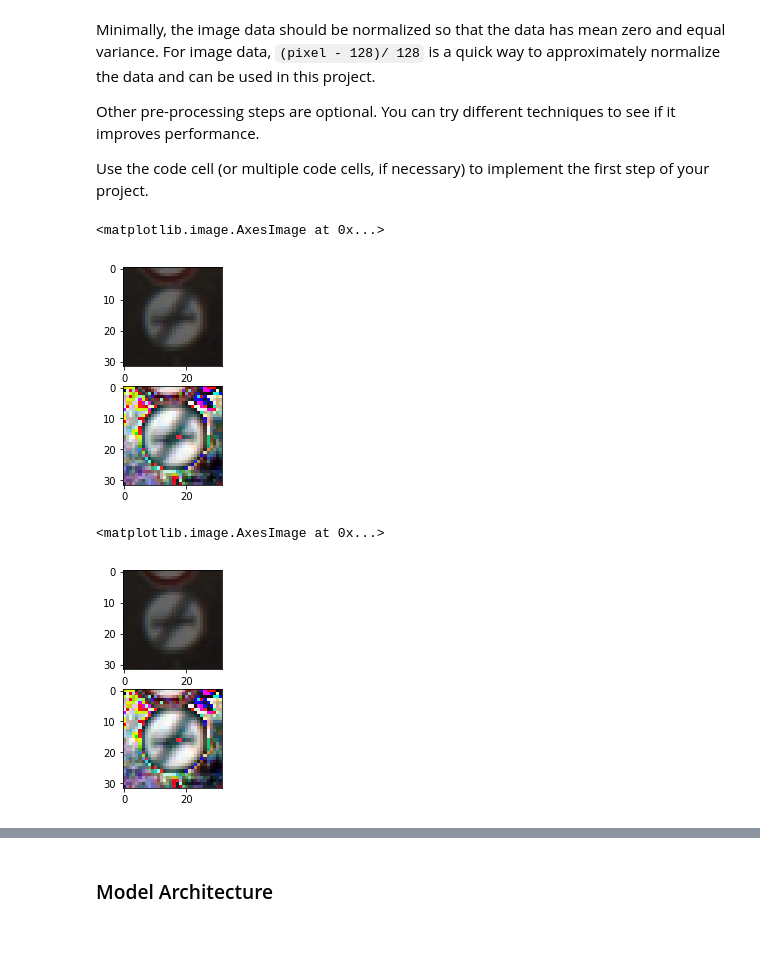
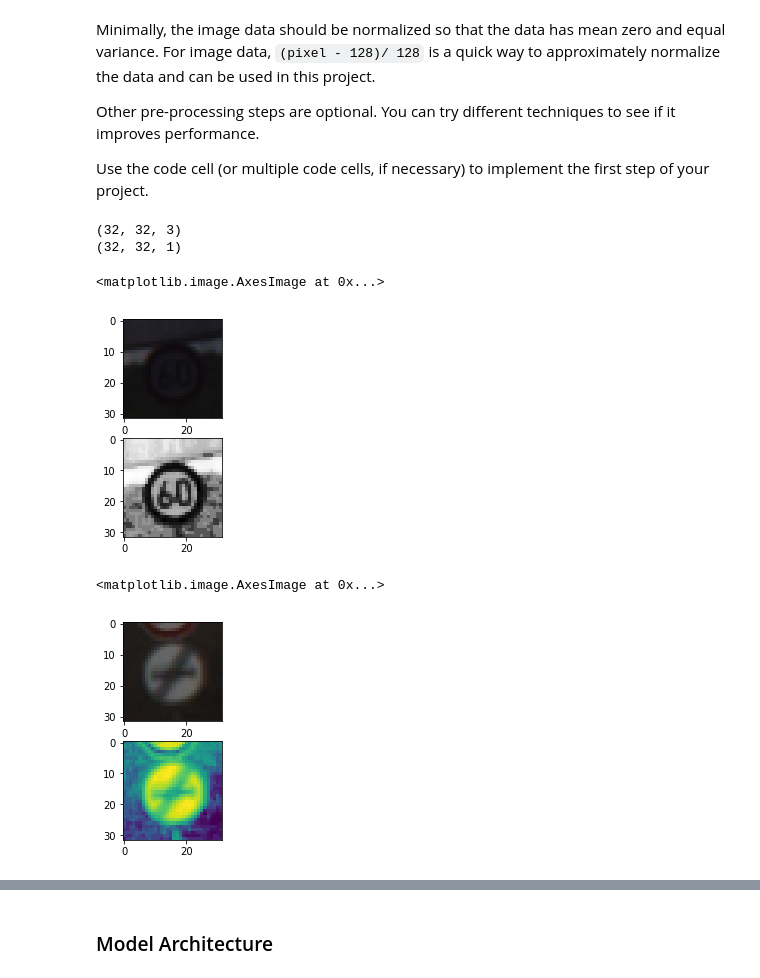
Before and after one commit to ahmadesh/Udacity-CarND-Term1-Traffic-Sign-Classifier, a Jupyter notebook: Traffic_Sign_Classifier.ipynb, the cells around one changed output, grey strips where cells are left out. Drawn from its saved outputs; the diff is of its cells as text; code cells hidden in the pictures; blank space fills up the shorter version.

```diff
--- a/Traffic_Sign_Classifier.ipynb
+++ b/Traffic_Sign_Classifier.ipynb
@@ -84,10 +84,10 @@ import random
 # Visualizations will be shown in the notebook.
 %matplotlib inline
 
-class_count = []
+train_class_count = []
 class_ind = []
 for i in range(n_classes):
-    class_count.append(len(y_train[y_train==i]))
+    train_class_count.append(len(y_train[y_train==i]))
     class_ind.append(i)
 
 fig, axs = plt.subplots(2,5, figsize=(15, 6))
@@ -99,10 +99,4 @@ for i in range(10):
     axs[i].imshow(image)
     axs[i].set_title('label: '+ str(y_train[index]))
     axs[i].axis('off')
-
-fig, ax =plt.subplots(figsize=(15, 6))
-plt.bar(class_ind, class_count)
-ax.set_title('Classes count')
-plt.xlabel('Classes')
-plt.ylabel('Counts')
 # %% [output]
@@ -138,45 +141,39 @@ Other pre-processing steps are optional. You can try different techniques to see
 Use the code cell (or multiple code cells, if necessary) to implement the first step of your project.
 # %%
 import cv2
-
-def hist_equalizer(img):
-    #Histogram Equalization
-    img2=img.copy()
-    img2[:, :, 0] = cv2.equalizeHist(img[:, :, 0])
-    img2[:, :, 1] = cv2.equalizeHist(img[:, :, 1])
-    img2[:, :, 2] = cv2.equalizeHist(img[:, :, 2])
-    return img2
 
 def sharpen_img(img):
     blurred = cv2.GaussianBlur(img, (3,3), 25)
     return cv2.addWeighted(img, 1.5, blurred, -0.5, 0)
 
 def normalize(img):
     return (img - 128.0) / 128.0
 
 def improcess(img):
-    #img2=sharpen_img(img)
     image = img.copy()
+    image = cv2.cvtColor(image, cv2.COLOR_BGR2YUV)
     image[:,:,0] = cv2.equalizeHist(image[:,:,0])
-    image[:,:,1] = cv2.equalizeHist(image[:,:,1])
-    image[:,:,2] = cv2.equalizeHist(image[:,:,2])
-    image = (image - 128.0) / 128.0
-    return image
+    out = np.zeros((32,32,1))
+    out[:,:,0] = (image[:,:,0] - 128.0) / 128.0
+    return out
 
-im = X_train[10,:,:,:]
-
+im = X_train[random.randint(0, len(X_train)),:,:,:]
+print(im.shape)
 plt.subplot(2,1,1)
 plt.imshow(im)
 impro = improcess(im)
+print(impro.shape)
 plt.subplot(2,1,2)
-plt.imshow(impro)
+plt.imshow(impro[:,:,0], cmap='gray')
 # %% [output]
-<matplotlib.image.AxesImage at 0x...>
+(32, 32, 3)
+(32, 32, 1)
+<matplotlib.image.AxesImage at 0x...>
-[figure, old version]
+[figure, new version]
 # %%
-X_train_n = np.zeros(X_train.shape)
-X_valid_n = np.zeros(X_valid.shape)
-X_test_n = np.zeros(X_test.shape)
+X_train_n = np.zeros((n_train,32,32,1))
+X_valid_n = np.zeros((n_validation,32,32,1))
+X_test_n = np.zeros((n_test,32,32,1))
 
 for i in range(n_train):
     X_train_n[i, :, :, :] = improcess(X_train[i,:,:,:])
@@ -191,9 +188,9 @@ im = X_train[10,:,:,:]
 imp = X_train_n[10,:,:,:]
 
 plt.subplot(2,1,1)
-plt.imshow(im)
+plt.imshow(im[:,:,:])
 plt.subplot(2,1,2)
-plt.imshow(imp)
+plt.imshow(imp[:,:,0])
 # %% [output]
 <matplotlib.image.AxesImage at 0x...>
-[figure, old version]
+[figure, new version]
```
Also changed, not shown: parts of 11 cells of this notebook, 4 other files.
